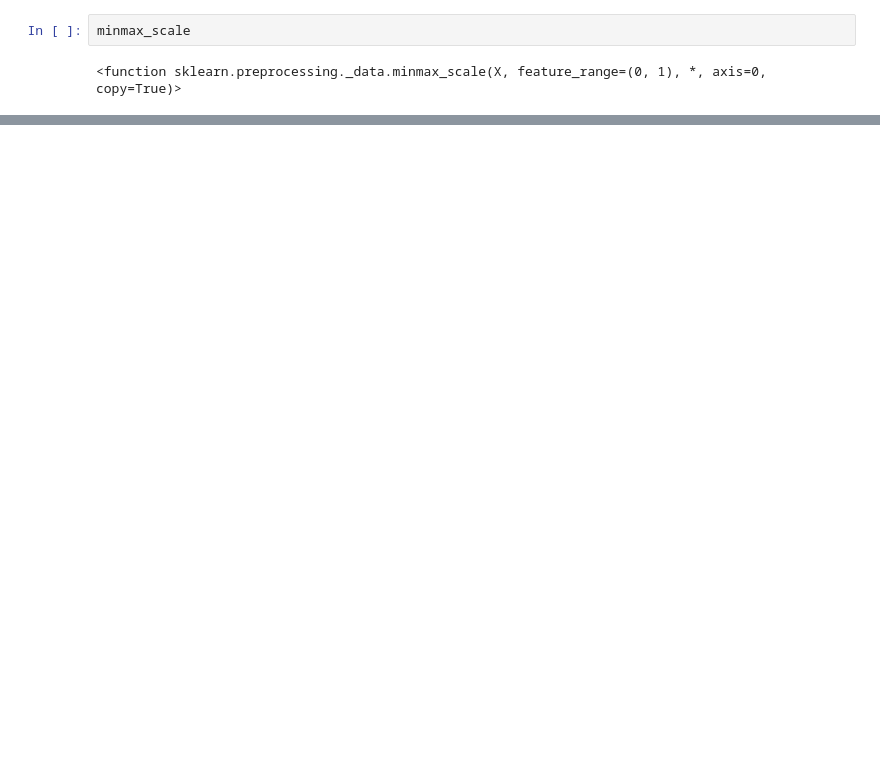
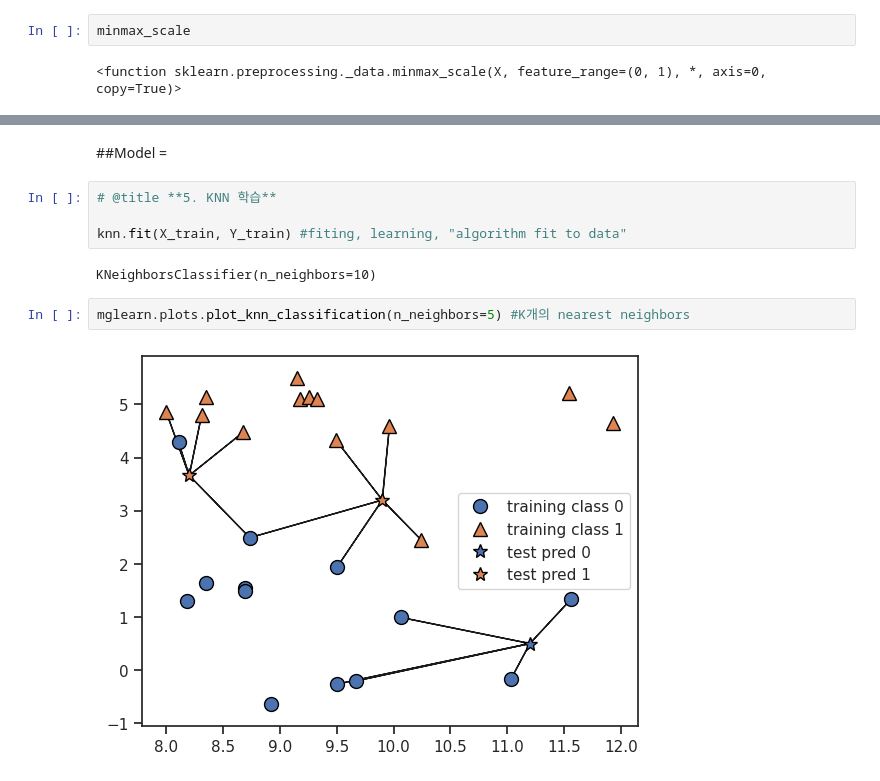
Before and after one commit to kms070423/-, a Jupyter notebook: homework_iris_202610504김민서.ipynb, the cells around one changed output, grey strips where cells are left out. Cells and saved outputs as stored; diff of their text form; blank space fills up the shorter version.

```diff
--- a/homework_iris_202610504김민서.ipynb
+++ b/homework_iris_202610504김민서.ipynb
@@ -210,0 +433,12 @@ minmax_scale
+# %% [markdown]
+##Model =
+# %%
+# @title **5. KNN 학습**
+
+knn.fit(X_train, Y_train) #fiting, learning, "algorithm fit to data"
+# %% [output]
+KNeighborsClassifier(n_neighbors=10)
+# %%
+mglearn.plots.plot_knn_classification(n_neighbors=5) #K개의 nearest neighbors
+# %% [output]
+[figure, added]
```
Also changed, not shown: parts of 45 cells of this notebook.
